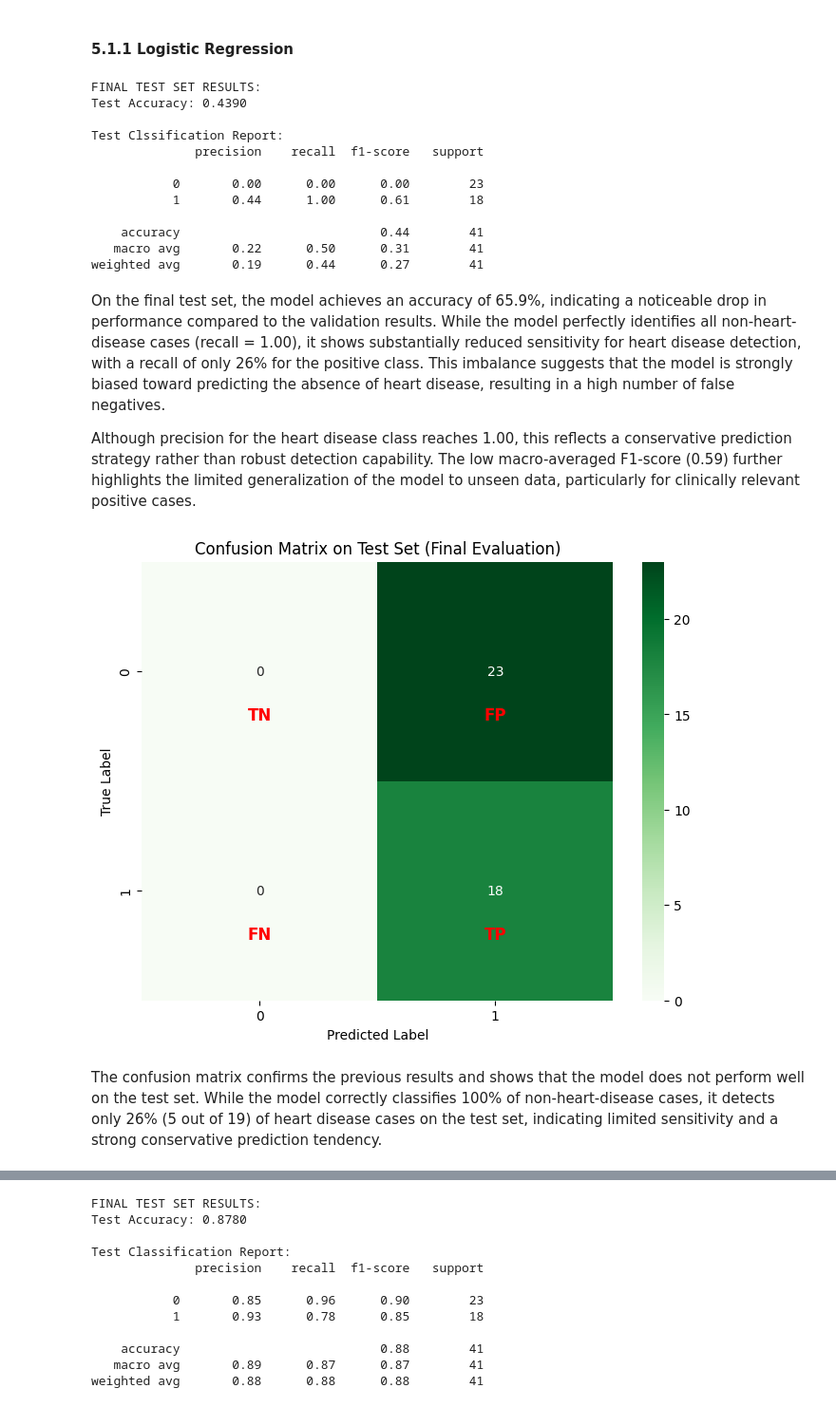
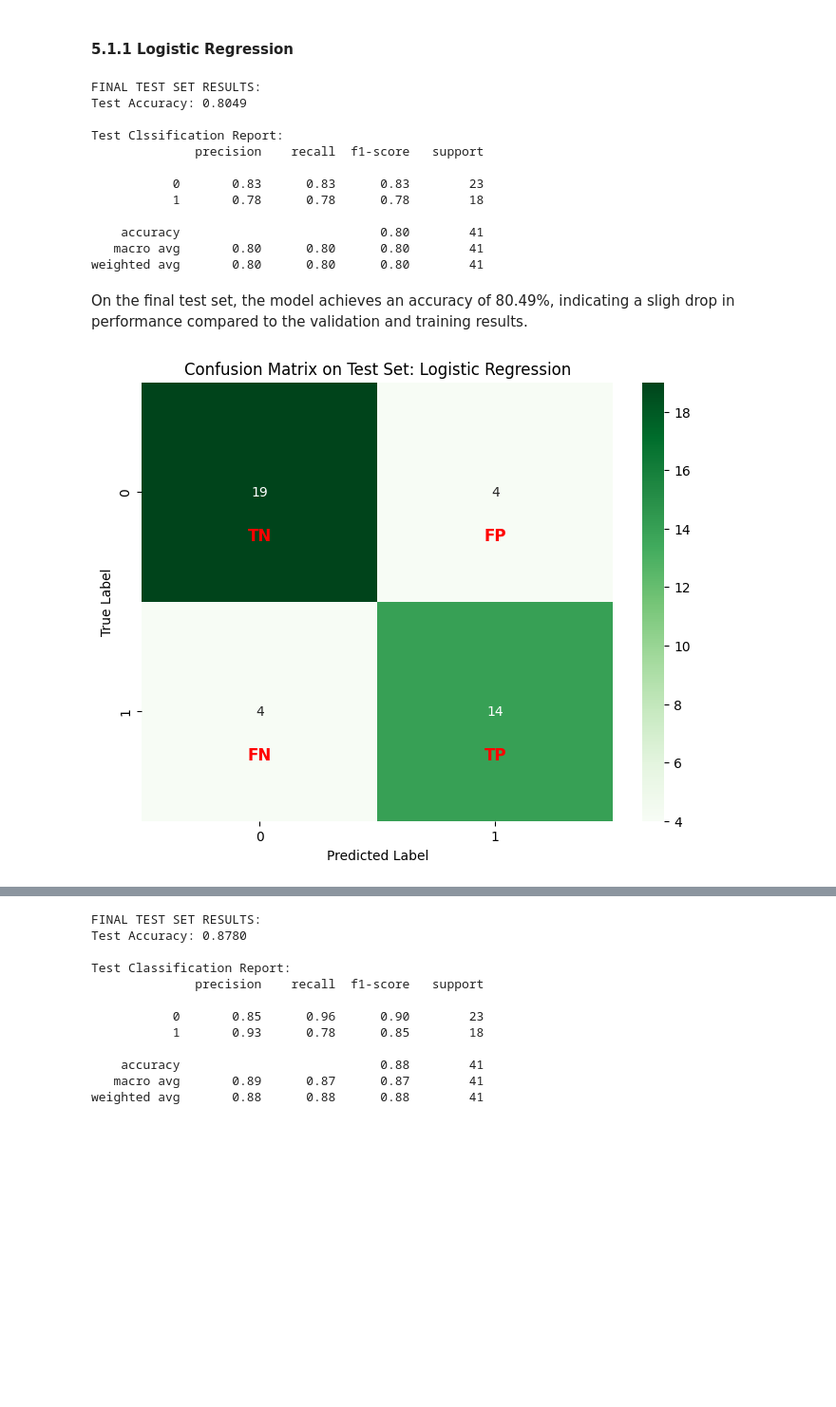
Before and after one commit to micheleishere/CO2, a Jupyter notebook: Project_CO2_main.ipynb, the cells around one changed output, grey strips where cells are left out. Shown at 95% size. Saved outputs shown, nothing was run; the diff lists cells and outputs as text; code cells hidden in the pictures; blank space fills up the shorter version.

```diff
--- a/Project_CO2_main.ipynb
+++ b/Project_CO2_main.ipynb
@@ -1103,7 +1123,7 @@ In this section, the trained Logistic Regression, Random Forest and Gradient Boo
 #### 5.1.1 Logistic Regression
 # %%
 #Test Set
-test_pred_log = log_reg.predict(test_X)
+test_pred_log = log_reg.predict(x_test_scaled) #used scaled test set from Chapter 4.1
 test_accuracy_log = accuracy_score(test_y, test_pred_log)
 
 print("\nFINAL TEST SET RESULTS:")
@@ -1112,41 +1132,37 @@ print("\nTest Clssification Report:")
 print(classification_report(test_y, test_pred_log))
 # %% [output]
 FINAL TEST SET RESULTS:
-Test Accuracy: 0.4390
+Test Accuracy: 0.8049
 
 Test Clssification Report:
               precision    recall  f1-score   support
 
-           0       0.00      0.00      0.00        23
-           1       0.44      1.00      0.61        18
+           0       0.83      0.83      0.83        23
+           1       0.78      0.78      0.78        18
 
-    accuracy                           0.44        41
-   macro avg       0.22      0.50      0.31        41
-weighted avg       0.19      0.44      0.27        41
+    accuracy                           0.80        41
+   macro avg       0.80      0.80      0.80        41
+weighted avg       0.80      0.80      0.80        41
-# %% [markdown]
-On the final test set, the model achieves an accuracy of 65.9%, indicating a noticeable drop in performance compared to the validation results. While the model perfectly identifies all non-heart-disease cases (recall = 1.00), it shows substantially reduced sensitivity for heart disease detection, with a recall of only 26% for the positive class. This imbalance suggests that the model is strongly biased toward predicting the absence of heart disease, resulting in a high number of false negatives.
-
-Although precision for the heart disease class reaches 1.00, this reflects a conservative prediction strategy rather than robust detection capability. The low macro-averaged F1-score (0.59) further highlights the limited generalization of the model to unseen data, particularly for clinically relevant positive cases.
+# %% [markdown]
+On the final test set, the model achieves an accuracy of 80.49%, indicating a sligh drop in performance compared to the validation and training results.
 # %%
 #Final confusion Matrix
 log_test = confusion_matrix(test_y, test_pred_log)
 
 plt.figure(figsize=(8, 6))
 sns.heatmap(log_test, annot=True, fmt='d', cmap='Greens')
 # Add TN, FP, FN, TP labels
 labels = [['TN', 'FP'], ['FN', 'TP']]
 for i in range(2):
     for j in range(2):
         plt.text(j + 0.5, i + 0.7, labels[i][j],
                 ha='center', va='center',
                 fontsize=12, color='red', fontweight='bold')
 
 
-plt.title('Confusion Matrix on Test Set (Final Evaluation)')
+plt.title("Confusion Matrix on Test Set: Logistic Regression")
 plt.ylabel('True Label')
 plt.xlabel('Predicted Label')
 plt.show()
 # %% [output]
-[figure, old version]
+[figure, new version]
-# %% [markdown]
-The confusion matrix confirms the previous results and shows that the model does not perform well on the test set. While the model correctly classifies 100% of non-heart-disease cases, it detects only 26% (5 out of 19) of heart disease cases on the test set, indicating limited sensitivity and a strong conservative prediction tendency.
```
Also changed, not shown: parts of 39 cells of this notebook, 3 other files.
